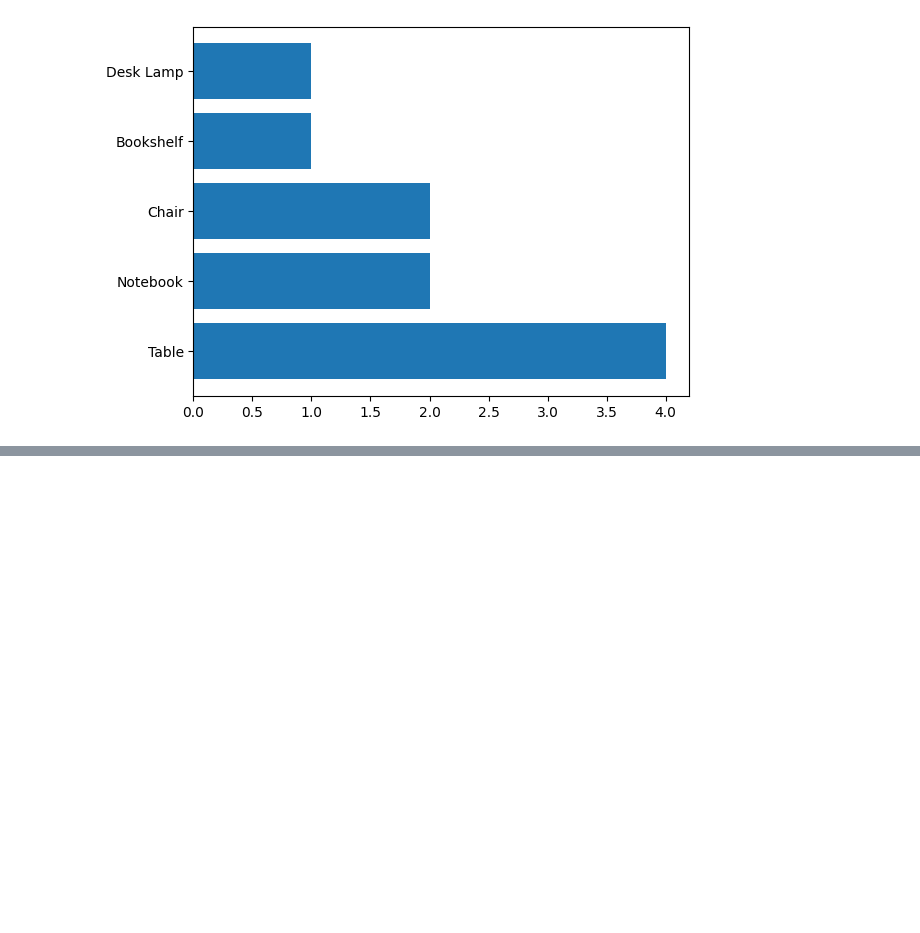
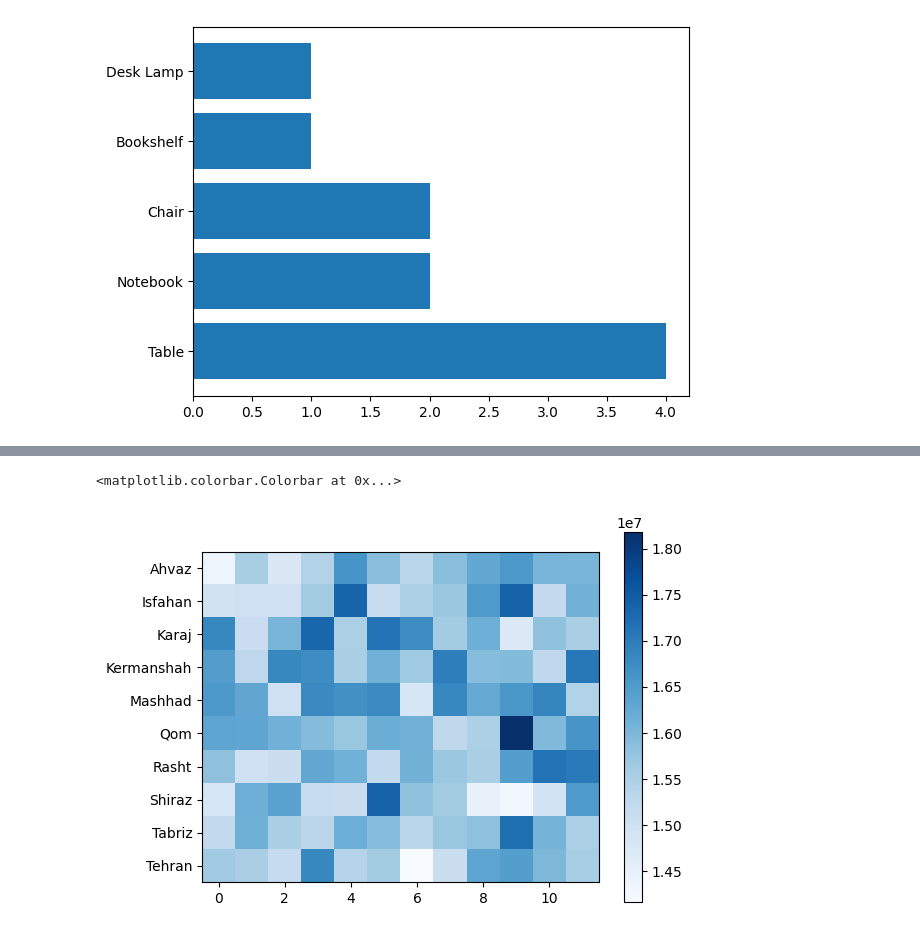
Before and after one commit to aminrahkan/sales-data-analysis, a Jupyter notebook: excercise 1 .ipynb, the cells around one changed output, grey strips where cells are left out. Drawn from its saved outputs; the diff is of its cells as text; code cells hidden in the pictures; blank space fills up the shorter version.

```diff
--- a/excercise 1 .ipynb
+++ b/excercise 1 .ipynb
@@ -435,0 +431,3 @@ Name: count, dtype: int64
+# %%
+pivot_data=pd.pivot_table(data,index='City',columns='Month',values='Price')
+pivot_data
@@ -435,0 +447,7 @@ Name: count, dtype: int64
+# %%
+plt.imshow(pivot_data,cmap='Blues')
+plt.yticks(range(pivot_data.shape[0]),pivot_data.index)
+plt.colorbar()
+# %% [output]
+<matplotlib.colorbar.Colorbar at 0x...>
+[figure, added]
```
Also changed, not shown: parts of 2 cells of this notebook.
